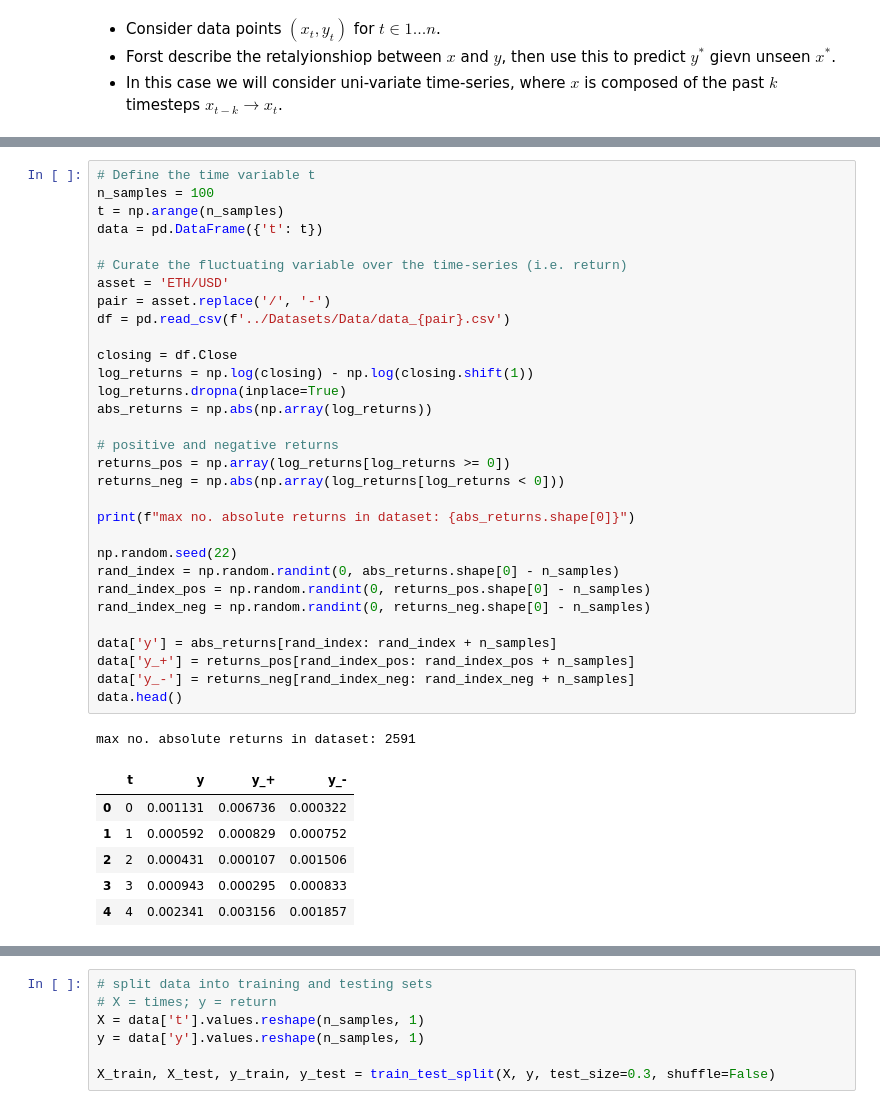
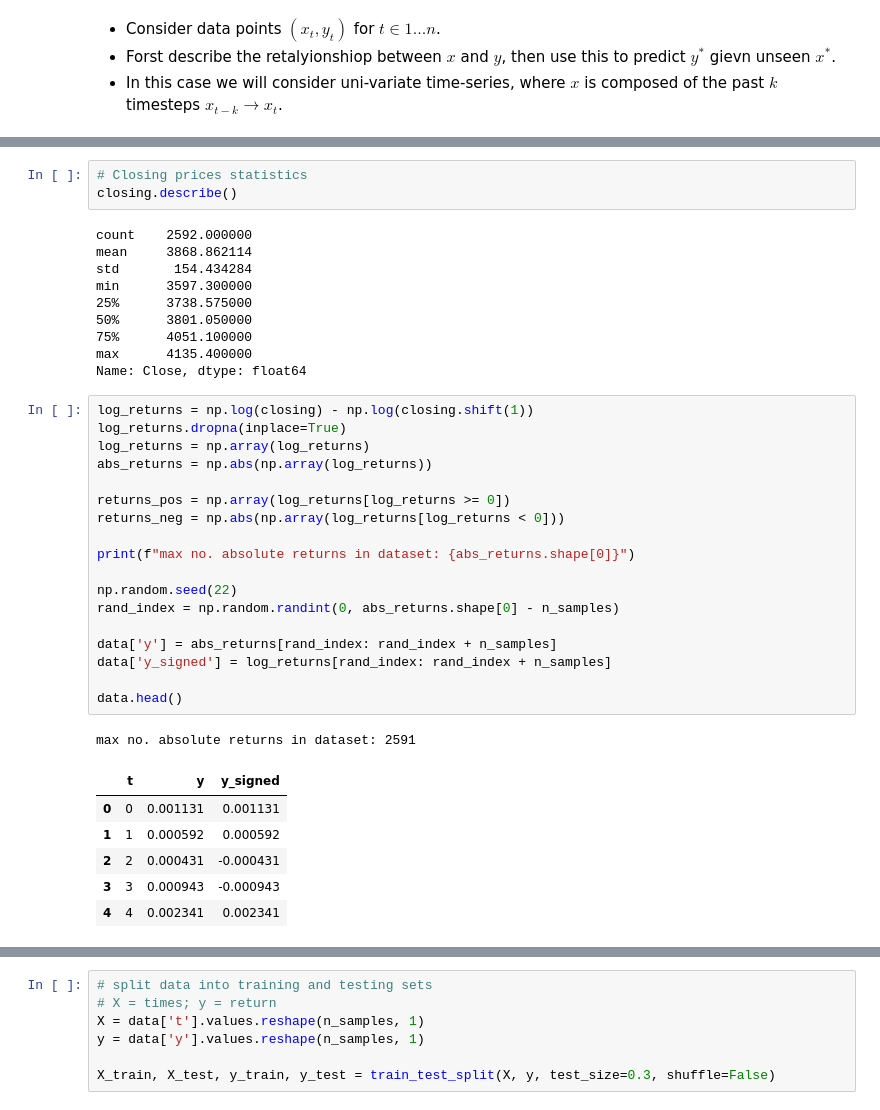
Before and after one commit to gittmp/GPR-for-financial-series, a Jupyter notebook: gaussian_process.ipynb, the cells around one changed output, grey strips where cells are left out. Cells and saved outputs as stored; diff of their text form.

```diff
--- a/gaussian_process.ipynb
+++ b/gaussian_process.ipynb
@@ -19,39 +55,39 @@ warnings.filterwarnings('ignore')
+# %%
+# Closing prices statistics
+closing.describe()
+# %% [output]
+count    2592.000000
+mean     3868.862114
+std       154.434284
+min      3597.300000
+25%      3738.575000
+50%      3801.050000
+75%      4051.100000
+max      4135.400000
+Name: Close, dtype: float64
 # %%
-# Define the time variable t
-n_samples = 100
-t = np.arange(n_samples)
-data = pd.DataFrame({'t': t})
-
-# Curate the fluctuating variable over the time-series (i.e. return)
-asset = 'ETH/USD'
-pair = asset.replace('/', '-')
-df = pd.read_csv(f'../Datasets/Data/data_{pair}.csv')
-
-closing = df.Close
 log_returns = np.log(closing) - np.log(closing.shift(1))
 log_returns.dropna(inplace=True)
+log_returns = np.array(log_returns)
 abs_returns = np.abs(np.array(log_returns))
 
-# positive and negative returns
 returns_pos = np.array(log_returns[log_returns >= 0])
 returns_neg = np.abs(np.array(log_returns[log_returns < 0]))
 
 print(f"max no. absolute returns in dataset: {abs_returns.shape[0]}")
 
 np.random.seed(22)
 rand_index = np.random.randint(0, abs_returns.shape[0] - n_samples)
-rand_index_pos = np.random.randint(0, returns_pos.shape[0] - n_samples)
-rand_index_neg = np.random.randint(0, returns_neg.shape[0] - n_samples)
 
 data['y'] = abs_returns[rand_index: rand_index + n_samples]
-data['y_+'] = returns_pos[rand_index_pos: rand_index_pos + n_samples]
-data['y_-'] = returns_neg[rand_index_neg: rand_index_neg + n_samples]
+data['y_signed'] = log_returns[rand_index: rand_index + n_samples]
+
 data.head()
 # %% [output]
 max no. absolute returns in dataset: 2591
-|  | t | y | y_+ | y_- |
-| 0 | 0 | 0.001131 | 0.006736 | 0.000322 |
-| 1 | 1 | 0.000592 | 0.000829 | 0.000752 |
-| 2 | 2 | 0.000431 | 0.000107 | 0.001506 |
-| 3 | 3 | 0.000943 | 0.000295 | 0.000833 |
-| 4 | 4 | 0.002341 | 0.003156 | 0.001857 |
+|  | t | y | y_signed |
+| 0 | 0 | 0.001131 | 0.001131 |
+| 1 | 1 | 0.000592 | 0.000592 |
+| 2 | 2 | 0.000431 | -0.000431 |
+| 3 | 3 | 0.000943 | -0.000943 |
+| 4 | 4 | 0.002341 | 0.002341 |
```
Also changed, not shown: parts of 19 cells of this notebook, 2 other files.
